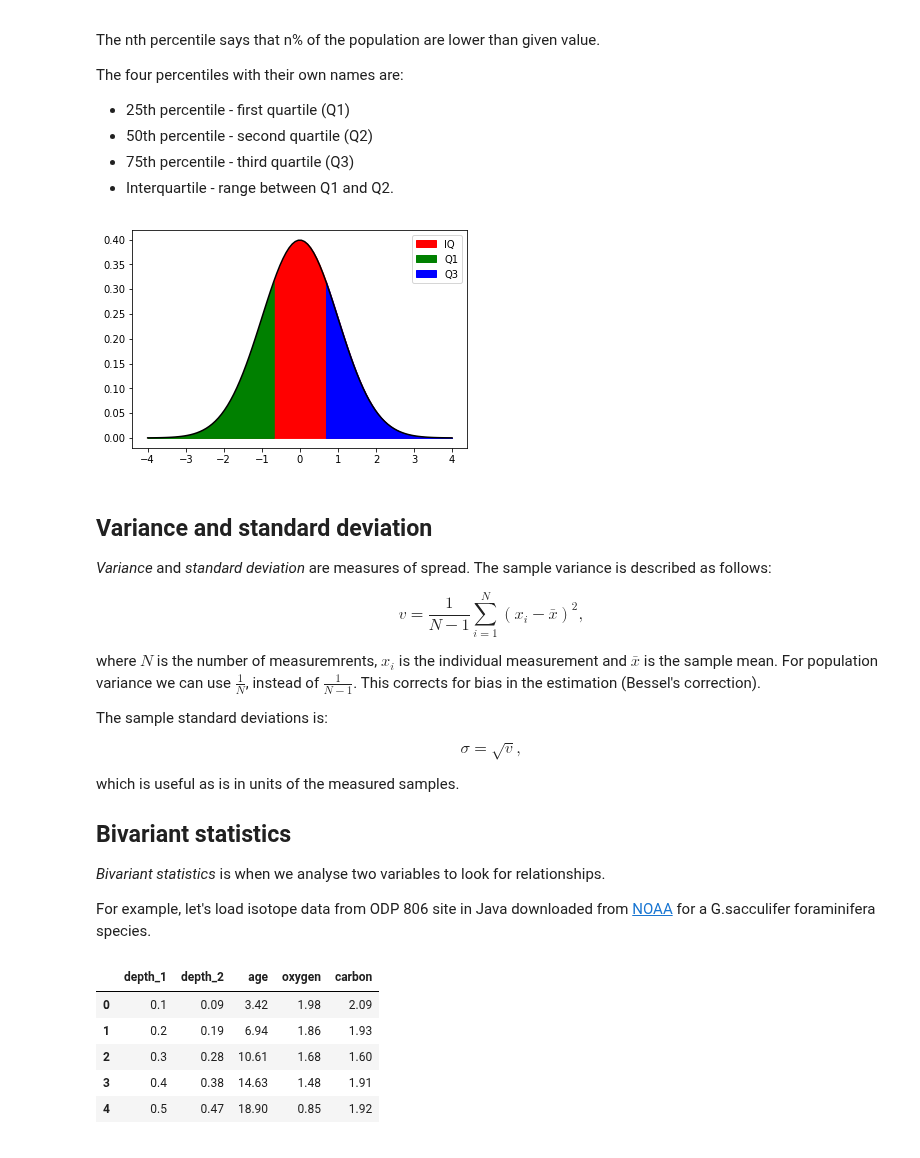
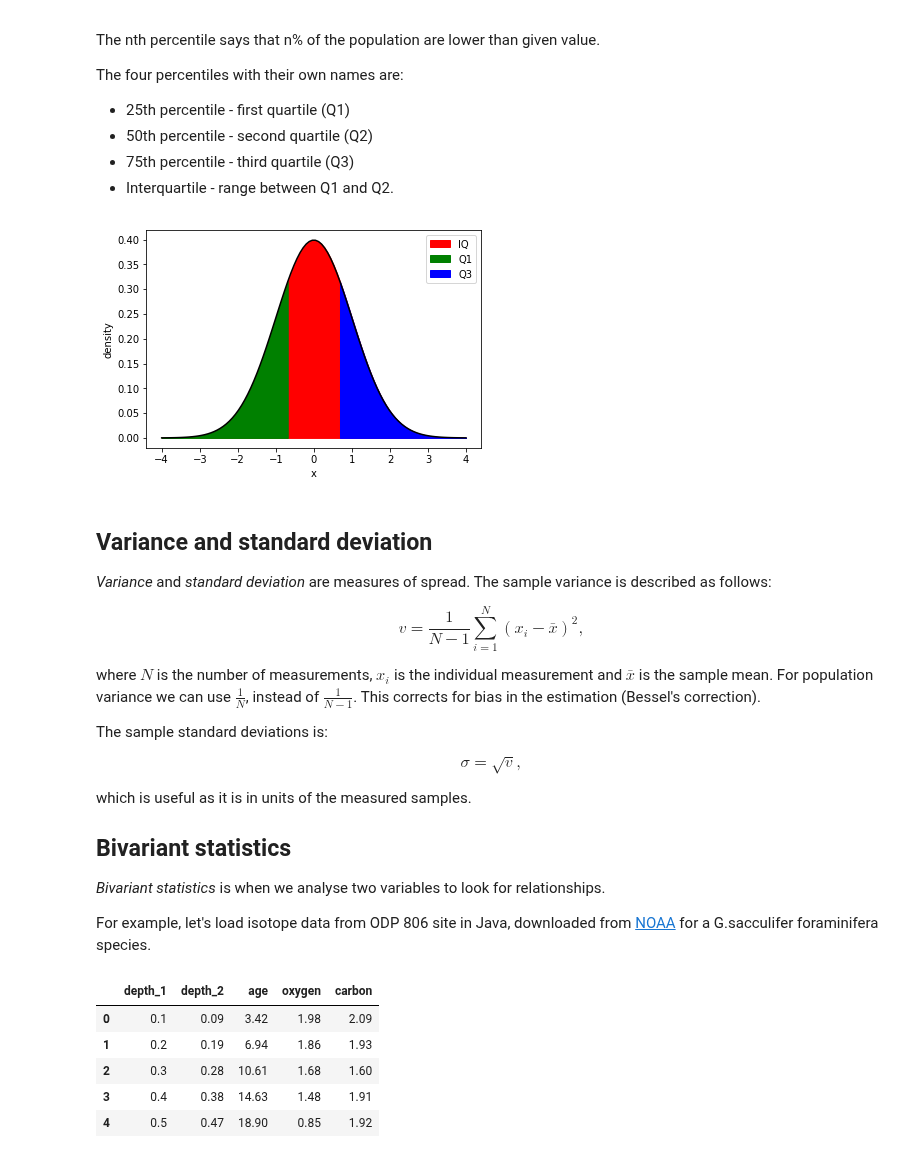
Before and after one commit to primer-computational-mathematics/book, a Jupyter notebook: notebooks/maths/Statistics_for_Geoscientists.ipynb, the cells around one changed output. Cells and saved outputs as stored; diff of their text form; code cells hidden in the pictures.

```diff
--- a/notebooks/geosciences/Statistics_for_Geoscientists.ipynb
+++ b/notebooks/maths/Statistics_for_Geoscientists.ipynb
@@ -82,48 +86,52 @@ The four percentiles with their own names are:
 # %%
 # Generate normal distribution
 mu, std = 0, 1
 xmin, xmax = [-4, 4]
 x = np.linspace(xmin, xmax, 100)
 p = stats.norm.pdf(x, mu, std)
 
 plt.plot(x, p, 'k')
 
 # Fill background
 plt.fill_between(x, 0, p, interpolate=True,
                 color="red", label="IQ")
 
 # Fill between values that are less than 25th percentile
 plt.fill_between(x, 0, p, interpolate=True,
                  where=(x<=stats.norm.ppf(0.25)),
                 color="green", label="Q1")
 
 # Fill between values that are more than 75th percentile
 plt.fill_between(x, 0, p, interpolate=True,
                  where=(x>=stats.norm.ppf(0.75)),
                 color="blue", label="Q3")
 plt.legend(loc="best")
+
+plt.xlabel("x")
+plt.ylabel("density")
+
 plt.show()
 # %% [output]
-[figure, old version]
+[figure, new version]
 # %% [markdown]
 ## Variance and standard deviation
 _Variance_ and _standard deviation_ are measures of spread. The sample variance is described as follows:
 
 $$ v = \frac{1}{N-1} \sum_{i=1}^{N} \left( x_i - \bar{x}\right)^2 ,$$
 
-where $N$ is the number of measuremrents, $x_i$ is the individual measurement and $\bar{x}$ is the sample mean. For population variance we can use $\frac{1}{N}$, instead of $\frac{1}{N-1}$. This corrects for bias in the estimation (Bessel's correction).
+where $N$ is the number of measurements, $x_i$ is the individual measurement and $\bar{x}$ is the sample mean. For population variance we can use $\frac{1}{N}$, instead of $\frac{1}{N-1}$. This corrects for bias in the estimation (Bessel's correction).
 
 The sample standard deviations is:
 
 $$\sigma=\sqrt{v},$$
 
-which is useful as is in units of the measured samples.
+which is useful as it is in units of the measured samples.
 
 ## Bivariant statistics
 
 _Bivariant statistics_ is when we analyse two variables to look for relationships.
 
-For example, let's load isotope data from ODP 806 site in Java downloaded from [NOAA](https://www1.ncdc.noaa.gov/pub/data/paleo/contributions_by_author/berger1996/806isotp.txt) for a G.sacculifer foraminifera species.
+For example, let's load isotope data from ODP 806 site in Java, downloaded from [NOAA](https://www1.ncdc.noaa.gov/pub/data/paleo/contributions_by_author/berger1996/806isotp.txt) for a G.sacculifer foraminifera species.
 # %%
 import pandas as pd
 
```
Also changed, not shown: parts of 8 cells of this notebook, 52 other files.
